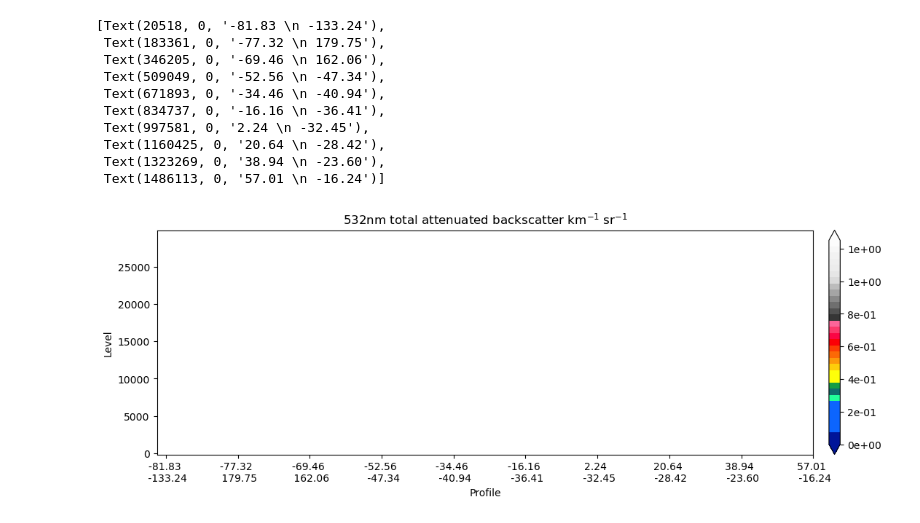
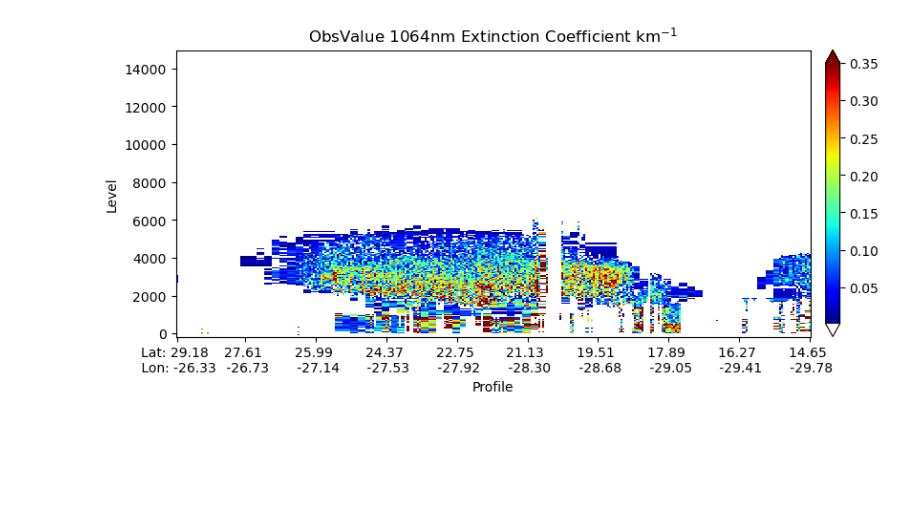
Before and after one commit to weiwilliam/swei_Notebooks, a Jupyter notebook: plotIODA_CALIOP_plot.ipynb, the cells around one changed output. Cells and saved outputs as stored; diff of their text form; code cells hidden in the pictures; blank space fills up the shorter version.

Commit message:
add CALIOP ioda file plotting notebook

```diff
--- a/plotIODA_CALIOP_plot.ipynb
+++ b/plotIODA_CALIOP_plot.ipynb
@@ -108 +93,4 @@ tmpds = xa.Dataset(data_dict, coords=coord_dict)
+# %%
+tmpds = xa.Dataset(data_dict, coords=coord_dict)
+tmpds = tmpds.sortby(tmpds['profidx'])
 # %%
@@ -112,3 +101,12 @@ tmpds['plat'] = (('Profile'), tmpds['lat'].values[::399])
 tmpds['plon'] = (('Profile'), tmpds['lon'].values[::399])
 tmpds['p_dt'] = (('Profile'), tmpds['dateTime'].values[::399])
 tmpds = tmpds.assign_coords(Profile=np.arange(npro))
+# %%
+sort_idx = np.argsort(tmpds['pres'].values, axis=1)
+tmp_prof = np.arange(sort_idx.shape[0])[:, None]
+sorted_pres = tmpds['pres'].values[tmp_prof, sort_idx]
+sorted_hofx = tmpds['hofx'].values[tmp_prof, sort_idx, :]
+sorted_obsv = tmpds['obsv'].values[tmp_prof, sort_idx, :]
+tmpds['pres'] = (('Profile', 'Level'), sorted_pres)
+tmpds['hofx'] = (('Profile', 'Level', 'Channel'), sorted_hofx)
+tmpds['obsv'] = (('Profile', 'Level', 'Channel'), sorted_obsv)
@@ -115,41 +116,36 @@ tmpds = tmpds.assign_coords(Profile=np.arange(npro))
 # %%
-plot_ds = tmpds.sel(Level=slice(30000, -200))
+plot_ds = tmpds.sel(Level=slice(15000, -200)) #, Profile=slice(223, 324))
 # %%
 xvals = []
 xstrs = []
-for i in np.round(np.linspace(plot_ds.Location.data[0], plot_ds.Location.data[-1], 10, dtype=np.int32)):
-    xvals.append(i + plot_ds.Location.data[0])
-    if i == 0:
-        xstrs.append('Lat: %.2f \n Lon: %.2f' % (plot_ds.lat[i],plot_ds.lon[i]))
+for i in np.round(np.linspace(0, plot_ds.Profile.data[-1] - plot_ds.Profile.data[0], 10, dtype=np.int32)):
+    ll_idx = i + plot_ds.Profile.data[0]
+    xvals.append(ll_idx)
+    if len(xvals) == 1:
+        xstrs.append('Lat: %.2f \n Lon: %.2f' % (tmpds.plat[ll_idx], tmpds.plon[ll_idx]))
     else:
-        xstrs.append('%.2f \n %.2f' % (plot_ds.lat[i],plot_ds.lon[i]))
+        xstrs.append('%.2f \n %.2f' % (tmpds.plat[ll_idx], tmpds.plon[ll_idx]))
 # %%
-p = plot_ds.obsv.sel(Channel=0).plot(
+fig, ax = plt.subplots()
+p = plot_ds.obsv.sel(Channel=1).plot(
+    ax=ax,
     x='Profile',
-    cmap=color_map,
-    vmin=0.0,
-    vmax=1.25,
-    size=4,
-    aspect=3.5,
+    cmap=cmap,
+    vmin=0.001,
+    vmax=0.35,
+    # size=4,
+    # aspect=2.5,
     add_colorbar=True,
     cbar_kwargs={
-        'format': "%.e",
+        # 'format': "%.e",
         'label': None,
         'pad': 0.02
     },
 )
-p.axes.set_title(r'532nm total attenuated backscatter km$^{-1}$ sr$^{-1}$')
+set_size(8, 3, l=0.1, b=0.1, t=0.9, r=1.)
+p.axes.set_title(r'ObsValue 1064nm Extinction Coefficient km$^{-1}$')
 p.axes.set_xticks(xvals)
 p.axes.set_xticklabels(xstrs)
+p.figure.savefig(f'{savedir}/obsv1064.png', dpi=600)
 # %% [output]
-[Text(20518, 0, '-81.83 \n -133.24'),
- Text(183361, 0, '-77.32 \n 179.75'),
- Text(346205, 0, '-69.46 \n 162.06'),
- Text(509049, 0, '-52.56 \n -47.34'),
- Text(671893, 0, '-34.46 \n -40.94'),
- Text(834737, 0, '-16.16 \n -36.41'),
- Text(997581, 0, '2.24 \n -32.45'),
- Text(1160425, 0, '20.64 \n -28.42'),
- Text(1323269, 0, '38.94 \n -23.60'),
- Text(1486113, 0, '57.01 \n -16.24')]
-[figure, old version]
+[figure, new version]
```
Also changed, not shown: parts of 25 cells of this notebook.
